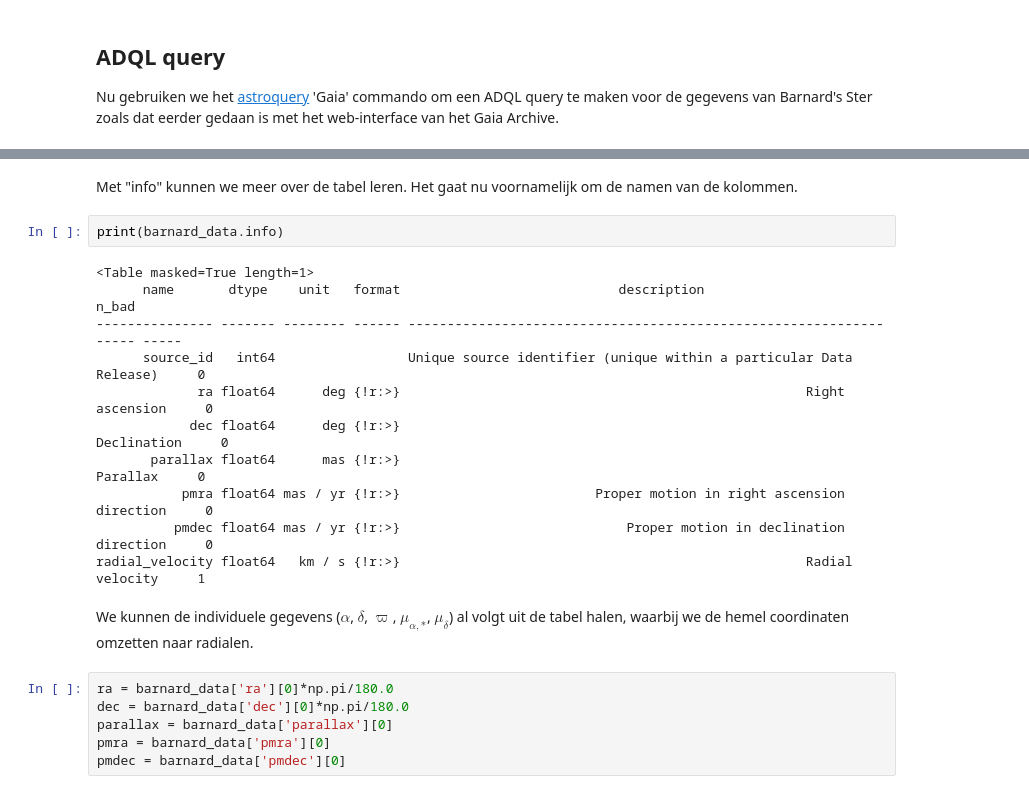
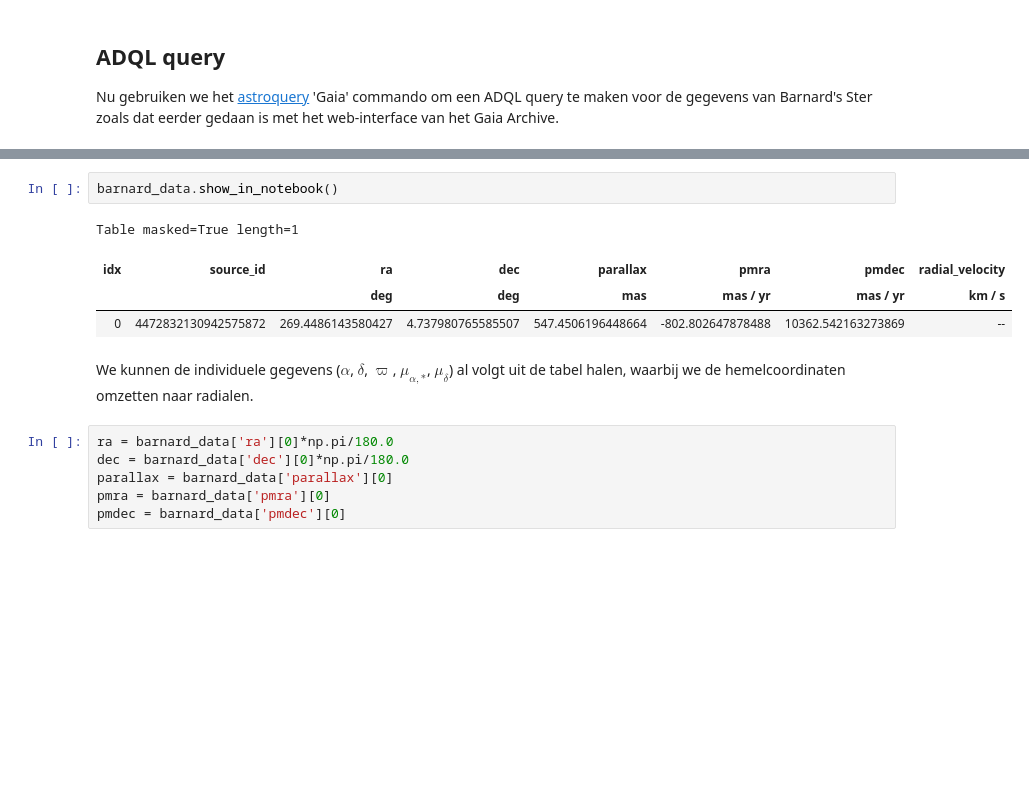
Before and after one commit to agabrown/nwd-2019-gaia-workshop, a Jupyter notebook: BarnardsSter.ipynb, the cells around one changed output, grey strips where cells are left out. Cells and saved outputs as stored; diff of their text form; blank space fills up the shorter version.

Commit message:
credits and Barnard's Star notebook edited for clarity

```diff
--- a/BarnardsSter.ipynb
+++ b/BarnardsSter.ipynb
@@ -52,20 +40,12 @@ print(barnard_data)
-# %% [markdown]
-Met "info" kunnen we meer over de tabel leren. Het gaat nu voornamelijk om de namen van de kolommen.
-# %%
-print(barnard_data.info)
-# %% [output]
-<Table masked=True length=1>
-      name       dtype    unit   format                            description                             n_bad
---------------- ------- -------- ------ ------------------------------------------------------------------ -----
-      source_id   int64                 Unique source identifier (unique within a particular Data Release)     0
-             ra float64      deg {!r:>}                                                    Right ascension     0
-            dec float64      deg {!r:>}                                                        Declination     0
-       parallax float64      mas {!r:>}                                                           Parallax     0
-           pmra float64 mas / yr {!r:>}                         Proper motion in right ascension direction     0
-          pmdec float64 mas / yr {!r:>}                             Proper motion in declination direction     0
-radial_velocity float64   km / s {!r:>}                                                    Radial velocity     1
+# %%
+barnard_data.show_in_notebook()
+# %% [output]
+Table masked=True length=1
+| idx | source_id | ra | dec | parallax | pmra | pmdec | radial_velocity |
+|  |  | deg | deg | mas | mas / yr | mas / yr | km / s |
+| 0 | 4472832130942575872 | 269.4486143580427 | 4.737980765585507 | 547.4506196448664 | -802.802647878488 | 10362.542163273869 | -- |
 # %% [markdown]
-We kunnen de individuele gegevens ($\alpha$, $\delta$, $\varpi$, $\mu_{\alpha,*}$, $\mu_\delta$) al volgt uit de tabel halen, waarbij we de hemel coordinaten omzetten naar radialen.
+We kunnen de individuele gegevens ($\alpha$, $\delta$, $\varpi$, $\mu_{\alpha,*}$, $\mu_\delta$) al volgt uit de tabel halen, waarbij we de hemelcoordinaten omzetten naar radialen.
 # %%
 ra = barnard_data['ra'][0]*np.pi/180.0
 dec = barnard_data['dec'][0]*np.pi/180.0
```
Also changed, not shown: parts of 7 cells of this notebook, 4 other files.
